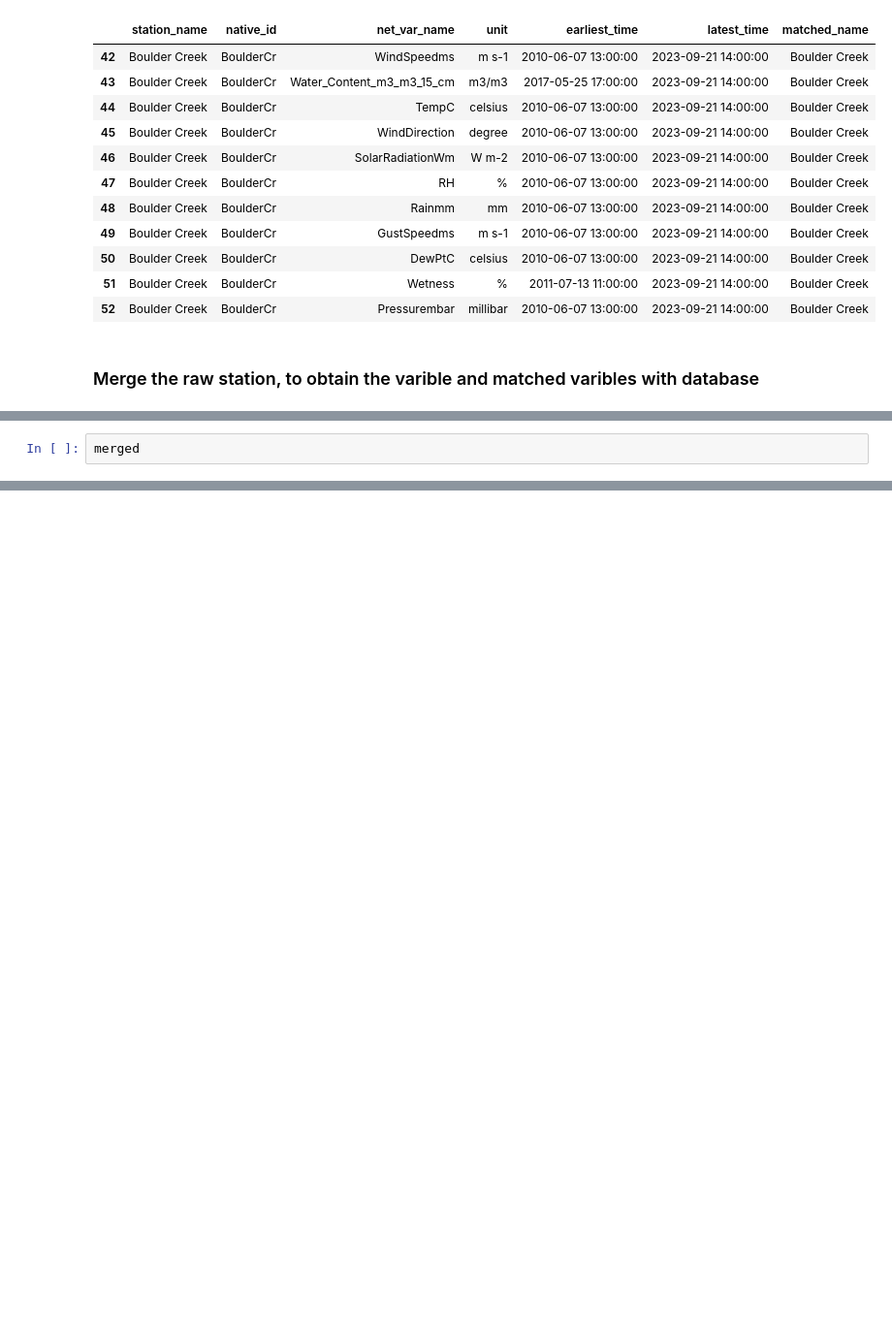
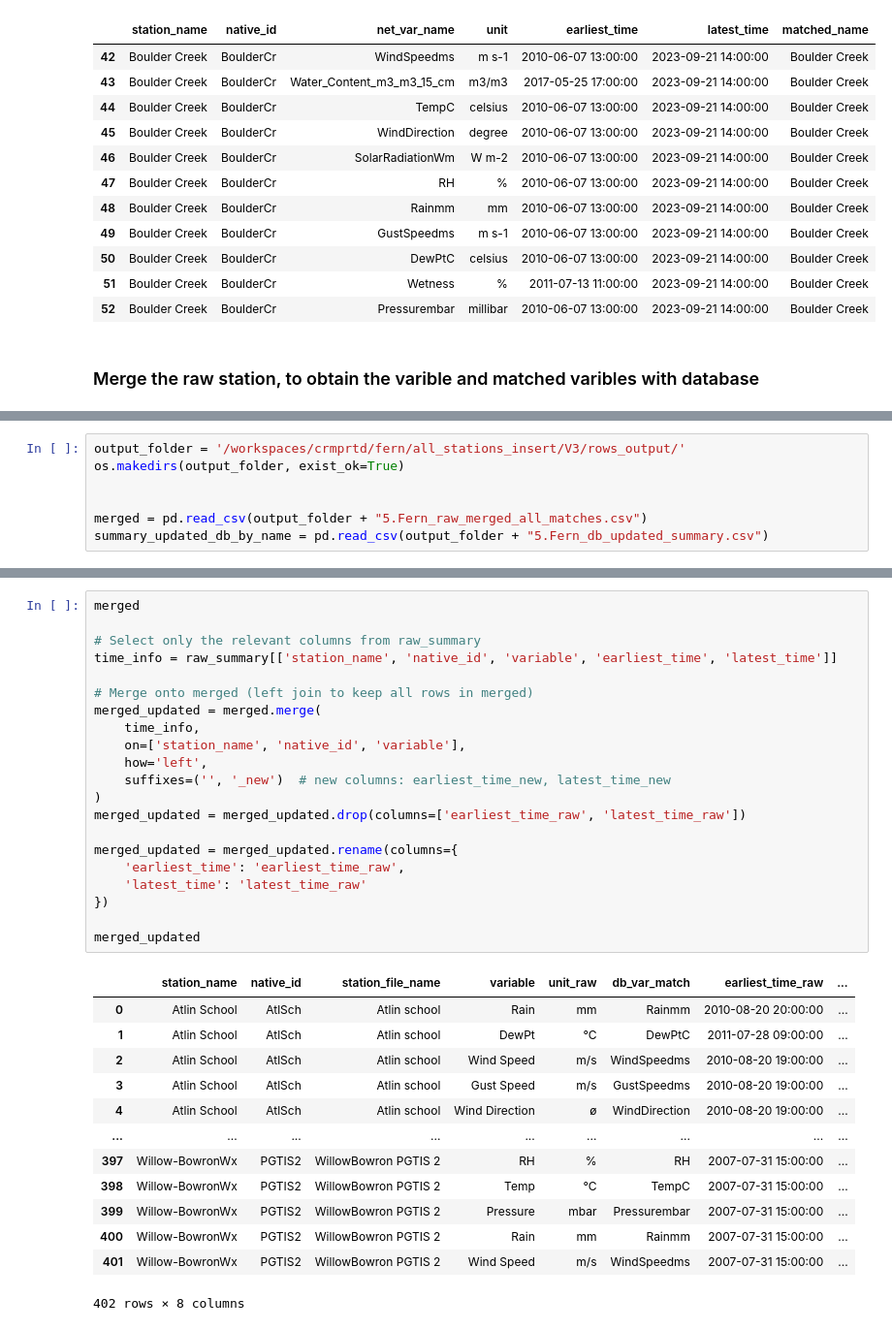
Before and after one commit to pacificclimate/crmprtd, a Jupyter notebook: fern/all_stations_insert/v3/5.double_check.ipynb, the cells around one changed output, grey strips where cells are left out. Shown at 97% size. Drawn from its saved outputs; the diff is of its cells as text; blank space fills up the shorter version.

```diff
--- a/fern/all_stations_insert/v3/5.double_check.ipynb
+++ b/fern/all_stations_insert/v3/5.double_check.ipynb
@@ -333,4 +352,9 @@ print("Final merged shape:", merged.shape)
 # %% [output]
 Final merged shape: (376, 8)
 # %%
-merged
+output_folder = '/workspaces/crmprtd/fern/all_stations_insert/V3/rows_output/'
+os.makedirs(output_folder, exist_ok=True)
+
+
+merged = pd.read_csv(output_folder + "5.Fern_raw_merged_all_matches.csv")
+summary_updated_db_by_name = pd.read_csv(output_folder + "5.Fern_db_updated_summary.csv")
@@ -367,3 +509,38 @@ summary2
+# %%
+merged
+
+# Select only the relevant columns from raw_summary
+time_info = raw_summary[['station_name', 'native_id', 'variable', 'earliest_time', 'latest_time']]
+
+# Merge onto merged (left join to keep all rows in merged)
+merged_updated = merged.merge(
+    time_info,
+    on=['station_name', 'native_id', 'variable'],
+    how='left',
+    suffixes=('', '_new')  # new columns: earliest_time_new, latest_time_new
+)
+merged_updated = merged_updated.drop(columns=['earliest_time_raw', 'latest_time_raw'])
+
+merged_updated = merged_updated.rename(columns={
+    'earliest_time': 'earliest_time_raw',
+    'latest_time': 'latest_time_raw'
+})
+
+merged_updated
+# %% [output]
+|  | station_name | native_id | station_file_name | variable | unit_raw | db_var_match | earliest_time_raw | ... |
+| 0 | Atlin School | AtlSch | Atlin school | Rain | mm | Rainmm | 2010-08-20 20:00:00 | ... |
+| 1 | Atlin School | AtlSch | Atlin school | DewPt | °C | DewPtC | 2011-07-28 09:00:00 | ... |
+| 2 | Atlin School | AtlSch | Atlin school | Wind Speed | m/s | WindSpeedms | 2010-08-20 19:00:00 | ... |
+| 3 | Atlin School | AtlSch | Atlin school | Gust Speed | m/s | GustSpeedms | 2010-08-20 19:00:00 | ... |
+| 4 | Atlin School | AtlSch | Atlin school | Wind Direction | ø | WindDirection | 2010-08-20 19:00:00 | ... |
+| ... | ... | ... | ... | ... | ... | ... | ... | ... |
+| 397 | Willow-BowronWx | PGTIS2 | WillowBowron PGTIS 2 | RH | % | RH | 2007-07-31 15:00:00 | ... |
+| 398 | Willow-BowronWx | PGTIS2 | WillowBowron PGTIS 2 | Temp | °C | TempC | 2007-07-31 15:00:00 | ... |
+| 399 | Willow-BowronWx | PGTIS2 | WillowBowron PGTIS 2 | Pressure | mbar | Pressurembar | 2007-07-31 15:00:00 | ... |
+| 400 | Willow-BowronWx | PGTIS2 | WillowBowron PGTIS 2 | Rain | mm | Rainmm | 2007-07-31 15:00:00 | ... |
+| 401 | Willow-BowronWx | PGTIS2 | WillowBowron PGTIS 2 | Wind Speed | m/s | WindSpeedms | 2007-07-31 15:00:00 | ... |
+402 rows × 8 columns
 # %%
 summary2 = summary_updated_db_by_name.rename(columns={"net_var_name": "db_var_match"})
 
```
Also changed, not shown: parts of 13 cells of this notebook, 30 other files.
